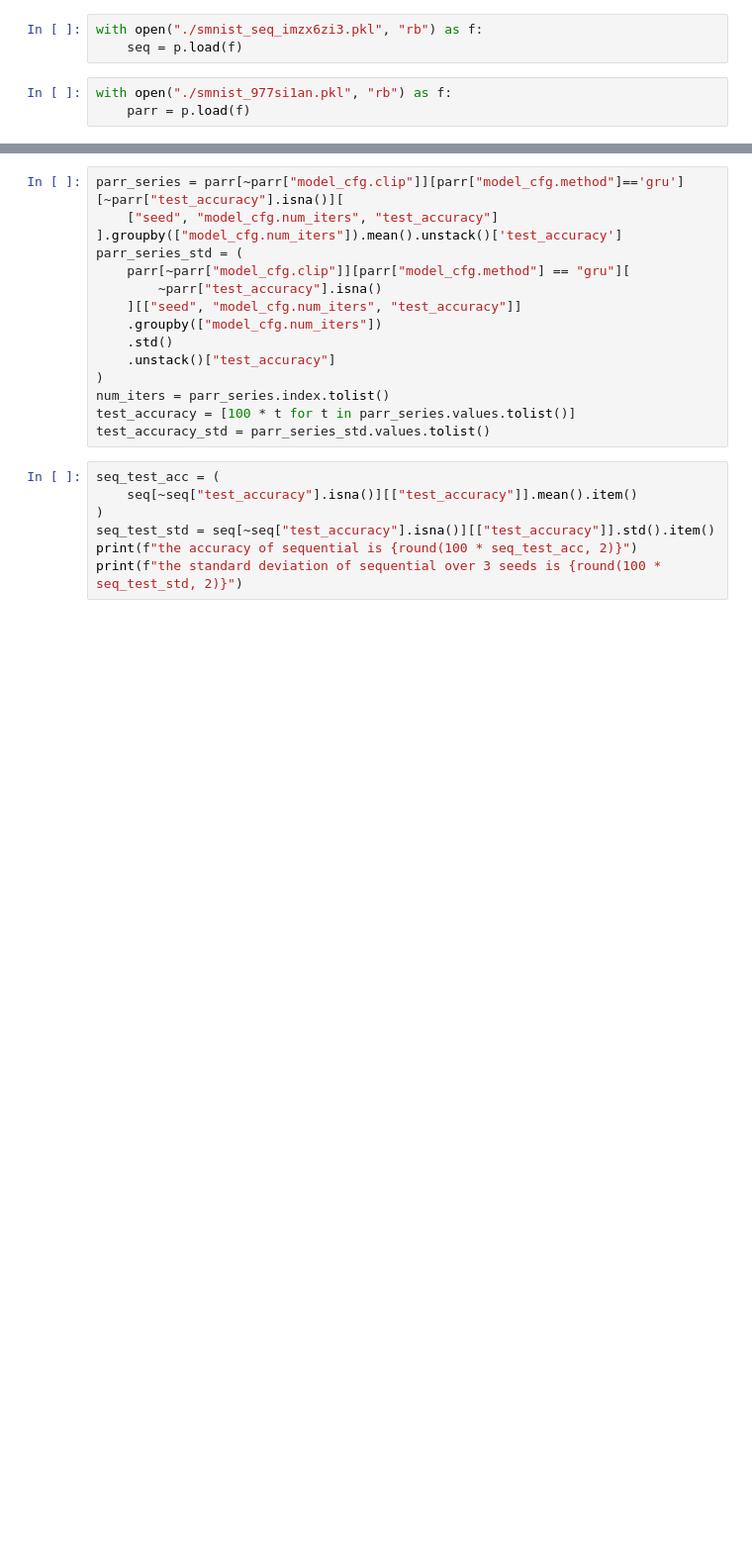
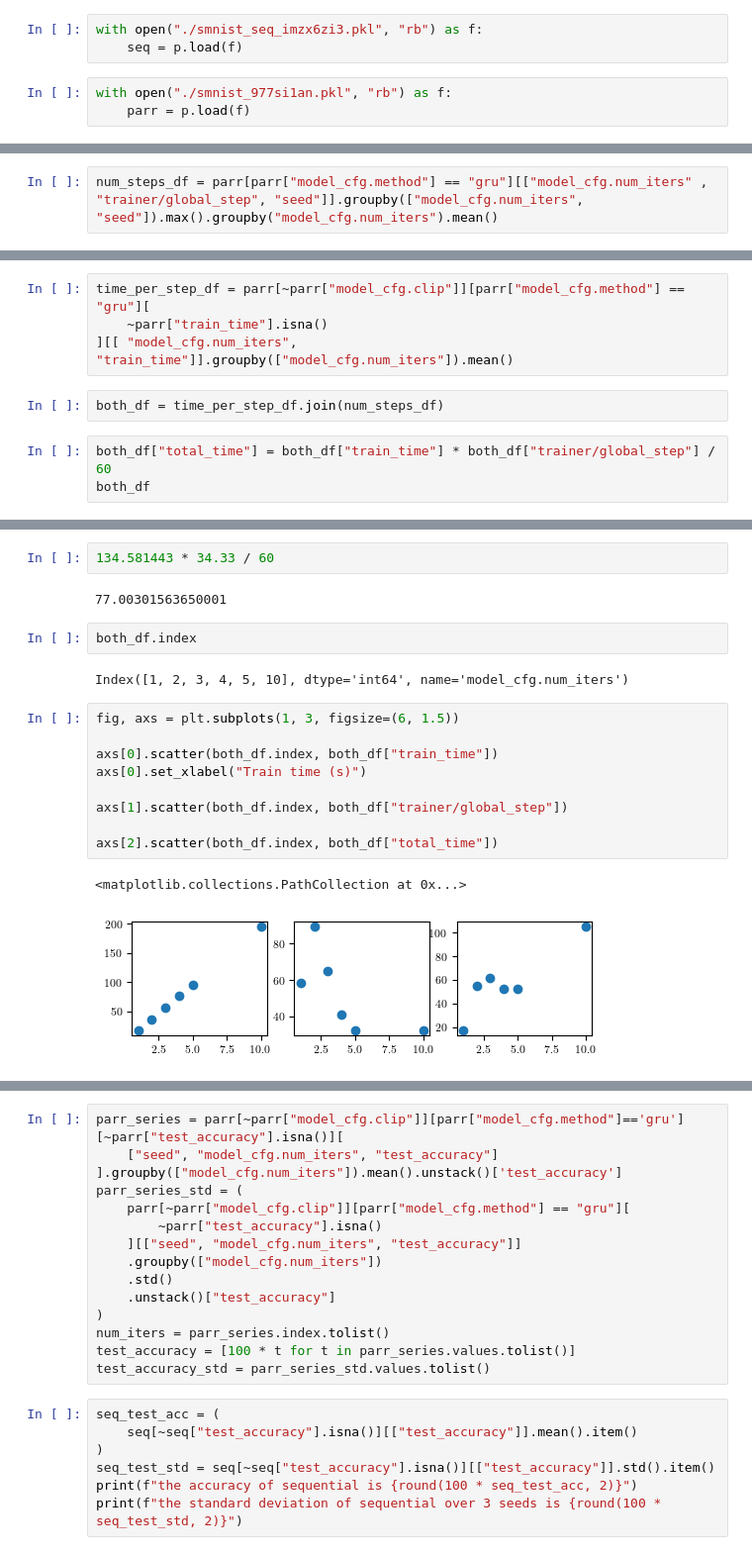
Before and after one commit to ekellbuch/deep_ssm, a Jupyter notebook: figures/smnist_compute_accuracy_plot.ipynb, the cells around one changed output, grey strips where cells are left out. Shown: that part at 99% size. Saved outputs shown, nothing was run; the diff lists cells and outputs as text; blank space fills up the shorter version.

Commit message:
Update smnist plot

```diff
--- a/figures/smnist_compute_accuracy_plot.ipynb
+++ b/figures/smnist_compute_accuracy_plot.ipynb
@@ -47,0 +40,2 @@ Index(['_timestamp', 'val_loss', '_runtime', 'train_time',
+# %%
+num_steps_df = parr[parr["model_cfg.method"] == "gru"][["model_cfg.num_iters" , "trainer/global_step", "seed"]].groupby(["model_cfg.num_iters", "seed"]).max().groupby("model_cfg.num_iters").mean()
@@ -47,0 +71,9 @@ Index(['_timestamp', 'val_loss', '_runtime', 'train_time',
+# %%
+time_per_step_df = parr[~parr["model_cfg.clip"]][parr["model_cfg.method"] == "gru"][
+    ~parr["train_time"].isna()
+][[ "model_cfg.num_iters", "train_time"]].groupby(["model_cfg.num_iters"]).mean()
+# %%
+both_df = time_per_step_df.join(num_steps_df)
+# %%
+both_df["total_time"] = both_df["train_time"] * both_df["trainer/global_step"] / 60
+both_df
@@ -47,0 +89,20 @@ Index(['_timestamp', 'val_loss', '_runtime', 'train_time',
+# %%
+134.581443 * 34.33 / 60
+# %% [output]
+77.00301563650001
+# %%
+both_df.index
+# %% [output]
+Index([1, 2, 3, 4, 5, 10], dtype='int64', name='model_cfg.num_iters')
+# %%
+fig, axs = plt.subplots(1, 3, figsize=(6, 1.5))
+
+axs[0].scatter(both_df.index, both_df["train_time"])
+axs[0].set_xlabel("Train time (s)")
+
+axs[1].scatter(both_df.index, both_df["trainer/global_step"])
+
+axs[2].scatter(both_df.index, both_df["total_time"])
+# %% [output]
+<matplotlib.collections.PathCollection at 0x...>
+[figure, added]
```
Also changed, not shown: parts of 10 cells of this notebook.
